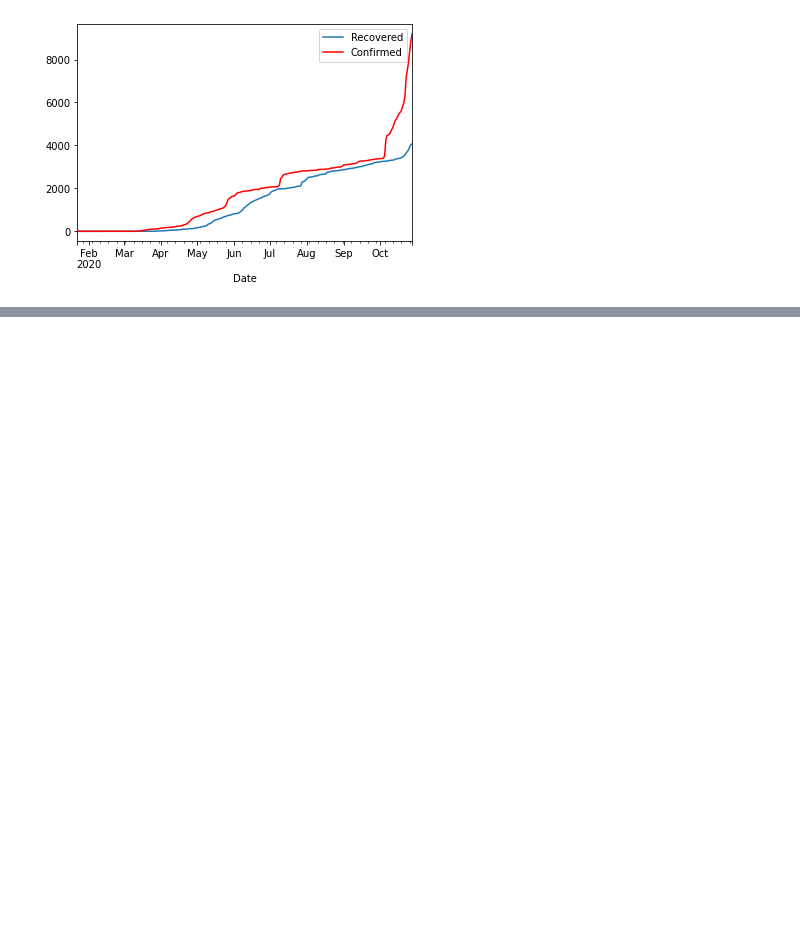
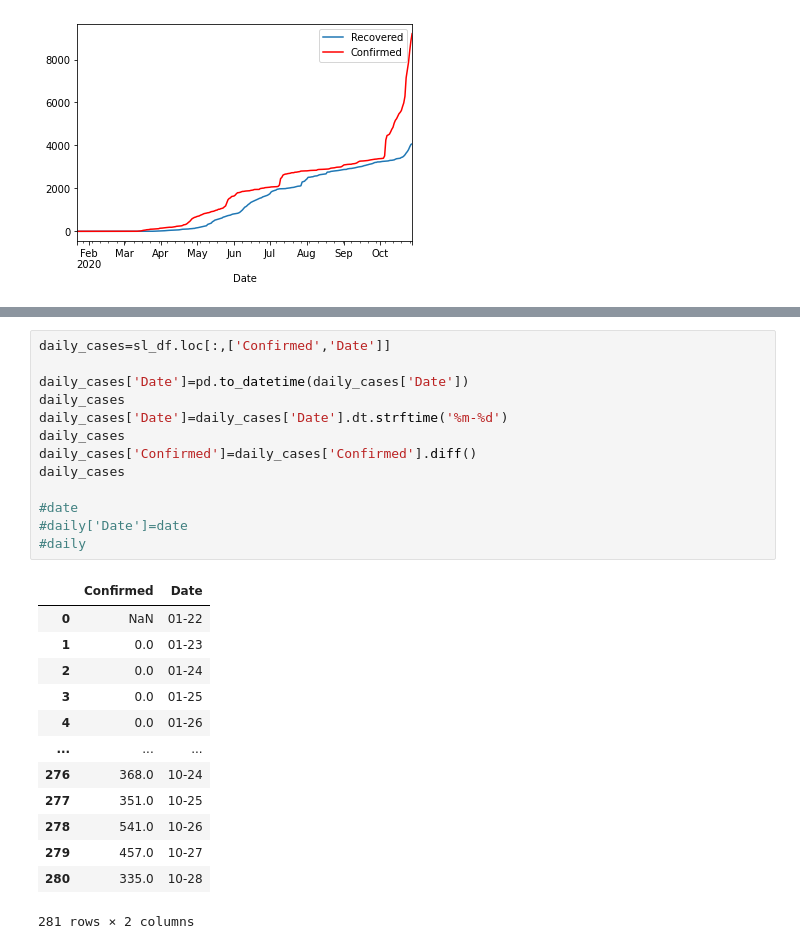
Before and after one commit to sathsaraRasantha/COVID-19_Predictive_Analysis, a Jupyter notebook: Covid_19.ipynb, the cells around one changed output, grey strips where cells are left out. Cells and saved outputs as stored; diff of their text form; blank space fills up the shorter version.

```diff
--- a/Covid_19.ipynb
+++ b/Covid_19.ipynb
@@ -184,0 +318,27 @@ plt.show()
+# %%
+daily_cases=sl_df.loc[:,['Confirmed','Date']]
+
+daily_cases['Date']=pd.to_datetime(daily_cases['Date'])
+daily_cases
+daily_cases['Date']=daily_cases['Date'].dt.strftime('%m-%d')
+daily_cases
+daily_cases['Confirmed']=daily_cases['Confirmed'].diff()
+daily_cases
+
+#date
+#daily['Date']=date
+#daily
+# %% [output]
+|  | Confirmed | Date |
+| 0 | NaN | 01-22 |
+| 1 | 0.0 | 01-23 |
+| 2 | 0.0 | 01-24 |
+| 3 | 0.0 | 01-25 |
+| 4 | 0.0 | 01-26 |
+| ... | ... | ... |
+| 276 | 368.0 | 10-24 |
+| 277 | 351.0 | 10-25 |
+| 278 | 541.0 | 10-26 |
+| 279 | 457.0 | 10-27 |
+| 280 | 335.0 | 10-28 |
+281 rows × 2 columns
```
Also changed, not shown: parts of 7 cells of this notebook.
